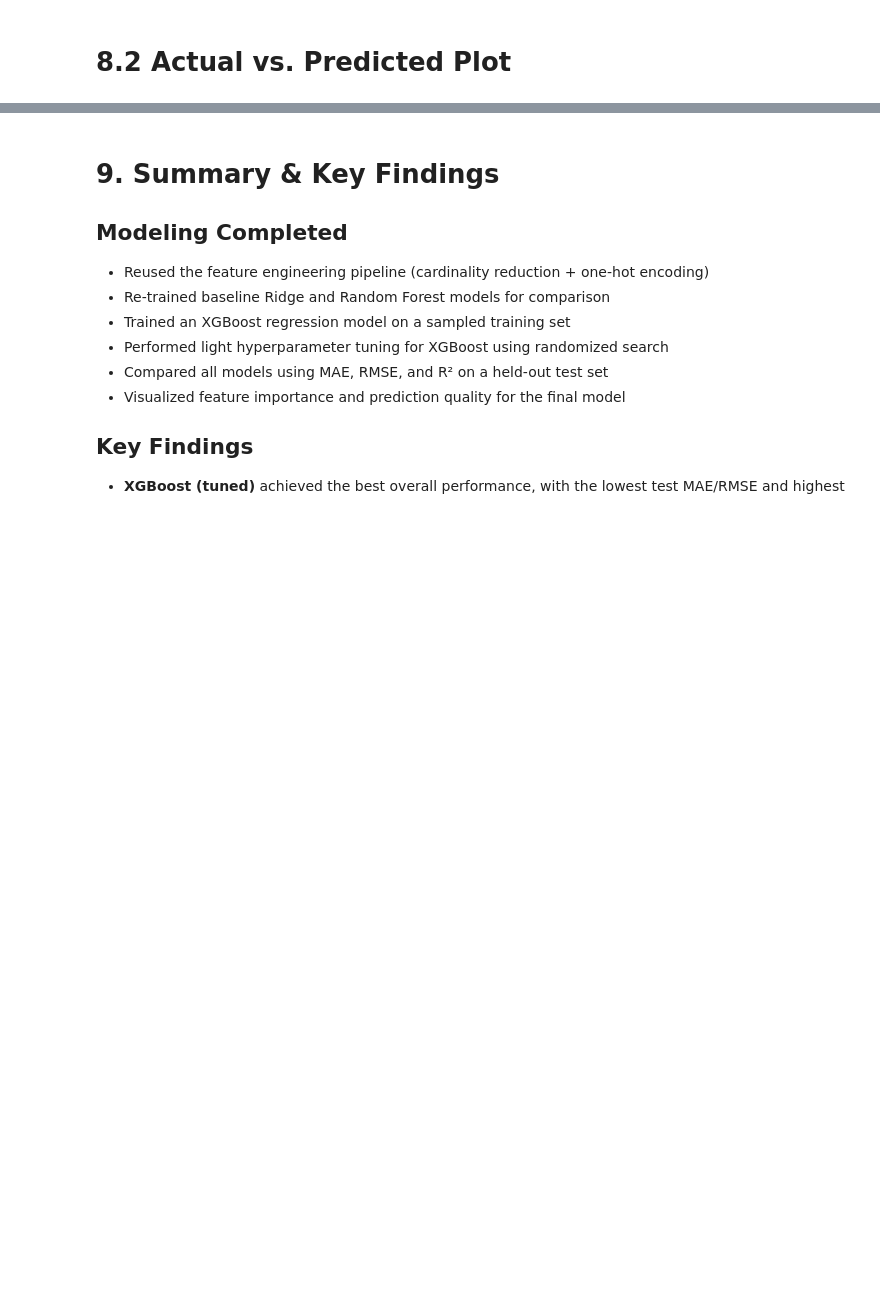
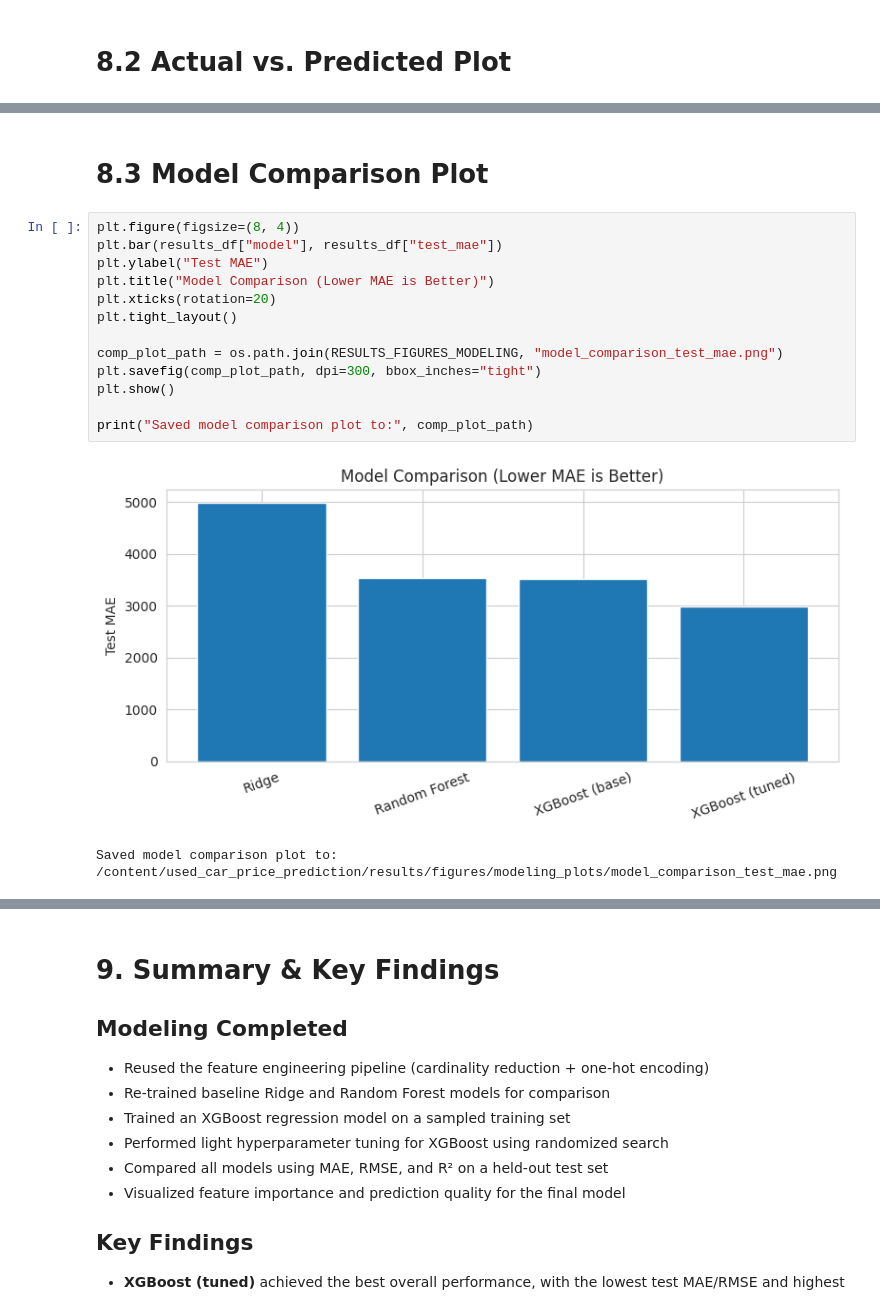
Before and after one commit to srikar161720/used_car_price_prediction, a Jupyter notebook: notebooks/04_candidate_models.ipynb, the cells around one changed output, grey strips where cells are left out. Drawn from its saved outputs; the diff is of its cells as text; blank space fills up the shorter version.

```diff
--- a/notebooks/04_candidate_models.ipynb
+++ b/notebooks/04_candidate_models.ipynb
@@ -327,0 +361,18 @@ plt.show()
+# %% [markdown]
+# 8.3 Model Comparison Plot
+# %%
+plt.figure(figsize=(8, 4))
+plt.bar(results_df["model"], results_df["test_mae"])
+plt.ylabel("Test MAE")
+plt.title("Model Comparison (Lower MAE is Better)")
+plt.xticks(rotation=20)
+plt.tight_layout()
+
+comp_plot_path = os.path.join(RESULTS_FIGURES_MODELING, "model_comparison_test_mae.png")
+plt.savefig(comp_plot_path, dpi=300, bbox_inches="tight")
+plt.show()
+
+print("Saved model comparison plot to:", comp_plot_path)
+# %% [output]
+[figure, added]
+Saved model comparison plot to: /content/used_car_price_prediction/results/figures/modeling_plots/model_comparison_test_mae.png
```
Also changed, not shown: parts of 10 cells of this notebook.
